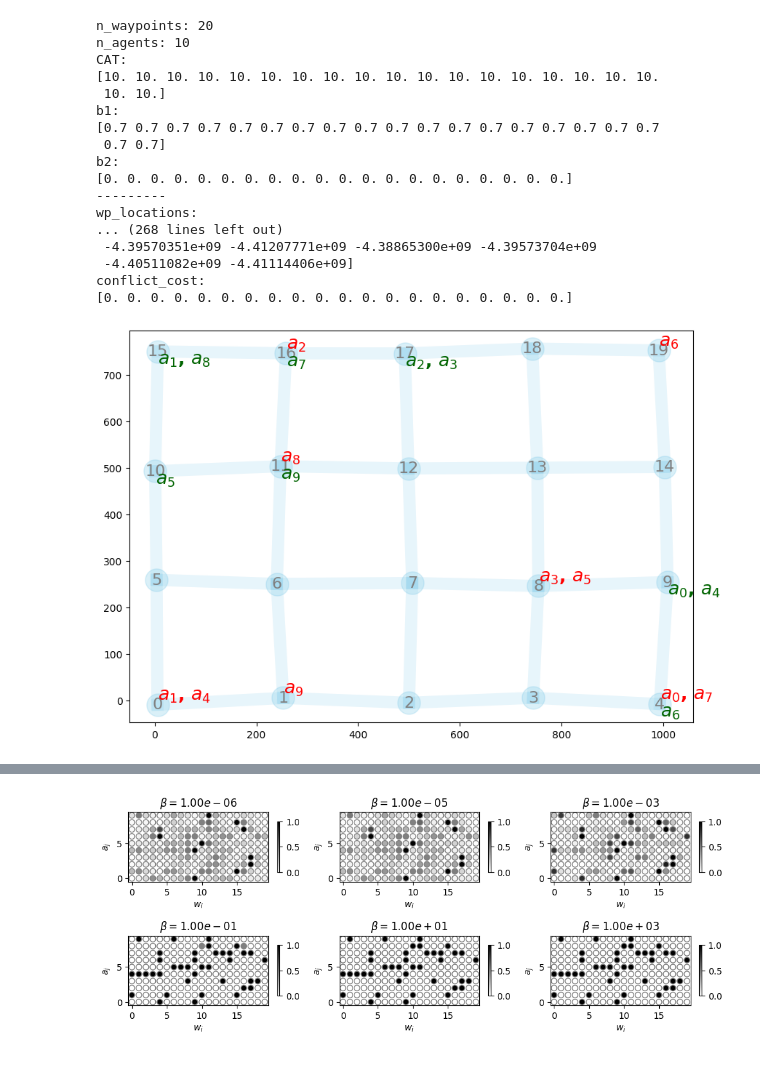
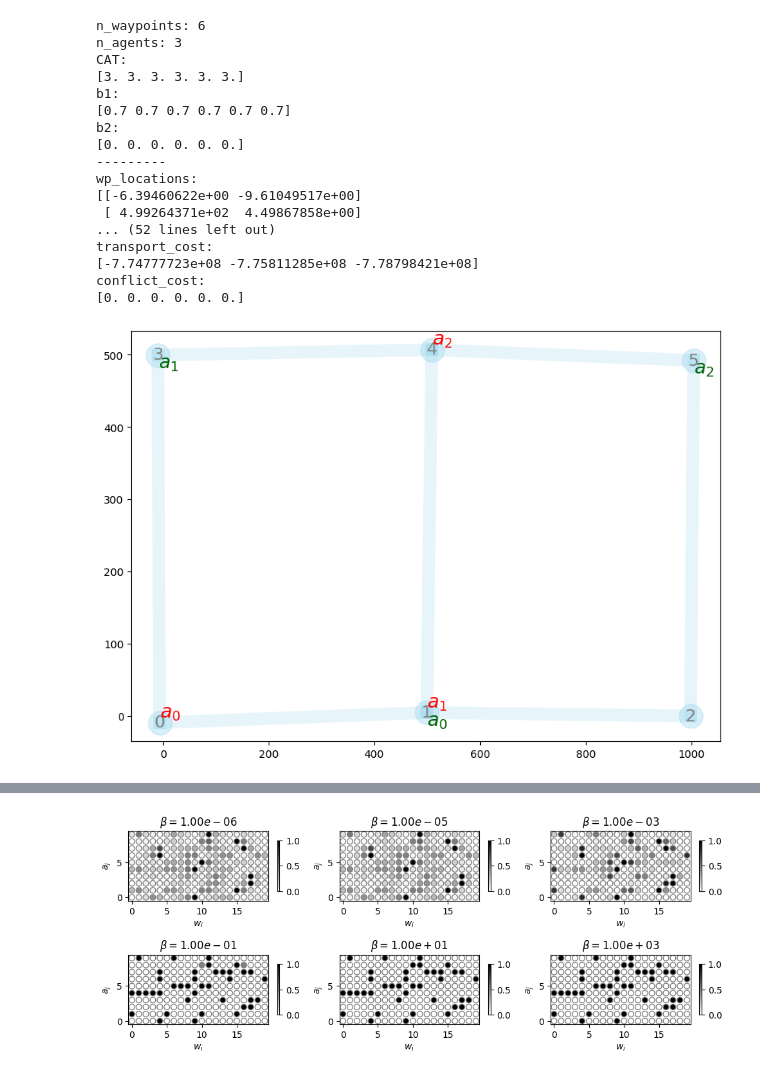
Before and after one commit to dt-1729/ULI_NASA, a Jupyter notebook: UTM_scheduling_and_routing/main.ipynb, the cells around one changed output, grey strips where cells are left out. Cells and saved outputs as stored; diff of their text form; code cells hidden in the pictures.

```diff
--- a/UTM_scheduling_and_routing/main.ipynb
+++ b/UTM_scheduling_and_routing/main.ipynb
@@ -16,9 +16,9 @@ importlib.reload(createEnv)
 importlib.reload(supporting_functions)
 
 # generate waypoints and the adjacency matrix
-n_waypoints = 20
-n_agents = 10
-tolArray = np.random.uniform(10, 10, n_waypoints)
+n_waypoints = 6
+n_agents = 3
+tolArray = np.random.uniform(3.0, 3.0, n_waypoints)
 b1 = np.ones(n_waypoints)*0.7
 b2 = np.ones(n_waypoints)*0.0
 
@@ -43,9 +43,15 @@ ring_params = {
 
 # create a mars environment
 mars = createEnv.MARS(
-    n_waypoints, n_agents, tolArray,
-    b1, b2, grid_params,
-    seed=10, printFlag=True)
+    n_waypoints,
+    n_agents,
+    tolArray,
+    b1,
+    b2,
+    grid_params,
+    seed=11,
+    printFlag=True)
+
 # compute conflict cost
 beta0=1e-8
 gamma_t = 5e0
@@ -61,45 +67,45 @@ coeff_c = 0.01
 reach_mat = mars.calc_agent_reach_mat(
         mars.sched_mat,
         beta=beta0, gamma=gamma_t, coeff=coeff_t)
 filter_wp = np.ones(shape=reach_mat.shape)
 filter_wp[reach_mat <= 1.0e-10] = 0.0
 print(f'reach_mat')
 print(f'filter_wp:\n{filter_wp}')
 mars.transportCost(mars.sched_mat, beta=beta0, gamma=gamma_t, coeff=coeff_t)
 print(f'transport_cost:\n{mars.C_agents}')
 mars.conflictCost(mars.sched_mat, gamma=gamma_c, coeff=coeff_c, filter_wp=filter_wp)
 print(f'conflict_cost:\n{mars.C_wp_conflict}')
 
 # mars visualization
 # agent_routes, agent_schedules, agent_colors = createEnv.calc_agent_routes_and_schedules(mars, Pb_a=[], printRoutes=False)
 cmap = get_cmap('tab20')
 agent_colors = {a: cmap(i / mars.n_agents) for i, a in enumerate(range(mars.n_agents))}
 createEnv.plotNetwork(mars=mars, figuresize=(10,7), routes=[], agent_colors=agent_colors, showEdgeLength=False, plotPaths=False)
 
 # agent visualization
 show_graph=0
 if show_graph:
     for i,v in enumerate(mars.agents):
         v.showGraph(mars.wp_locations, mars.dist_mat, mars.mask, mars.sched_mat[i,:], figuresize=(10,5), showEdgeTimeLim=True)
 # %% [output]
-n_waypoints: 20
-n_agents: 10
+n_waypoints: 6
+n_agents: 3
 CAT:
-[10. 10. 10. 10. 10. 10. 10. 10. 10. 10. 10. 10. 10. 10. 10. 10. 10. 10.
- 10. 10.]
+[3. 3. 3. 3. 3. 3.]
 b1:
-[0.7 0.7 0.7 0.7 0.7 0.7 0.7 0.7 0.7 0.7 0.7 0.7 0.7 0.7 0.7 0.7 0.7 0.7
- 0.7 0.7]
+[0.7 0.7 0.7 0.7 0.7 0.7]
 b2:
-[0. 0. 0. 0. 0. 0. 0. 0. 0. 0. 0. 0. 0. 0. 0. 0. 0. 0. 0. 0.]
+[0. 0. 0. 0. 0. 0.]
 ---------
 wp_locations:
-... (268 lines left out)
- -4.39570351e+09 -4.41207771e+09 -4.38865300e+09 -4.39573704e+09
- -4.40511082e+09 -4.41114406e+09]
+[[-6.39460622e+00 -9.61049517e+00]
+ [ 4.99264371e+02  4.49867858e+00]
+... (52 lines left out)
+transport_cost:
+[-7.74777723e+08 -7.75811285e+08 -7.78798421e+08]
 conflict_cost:
-[0. 0. 0. 0. 0. 0. 0. 0. 0. 0. 0. 0. 0. 0. 0. 0. 0. 0. 0. 0.]
+[0. 0. 0. 0. 0. 0.]
-[figure, old version]
+[figure, new version]
 # %%
 
 # annealing
```
Also changed, not shown: parts of 2 cells of this notebook, 2 other files.
